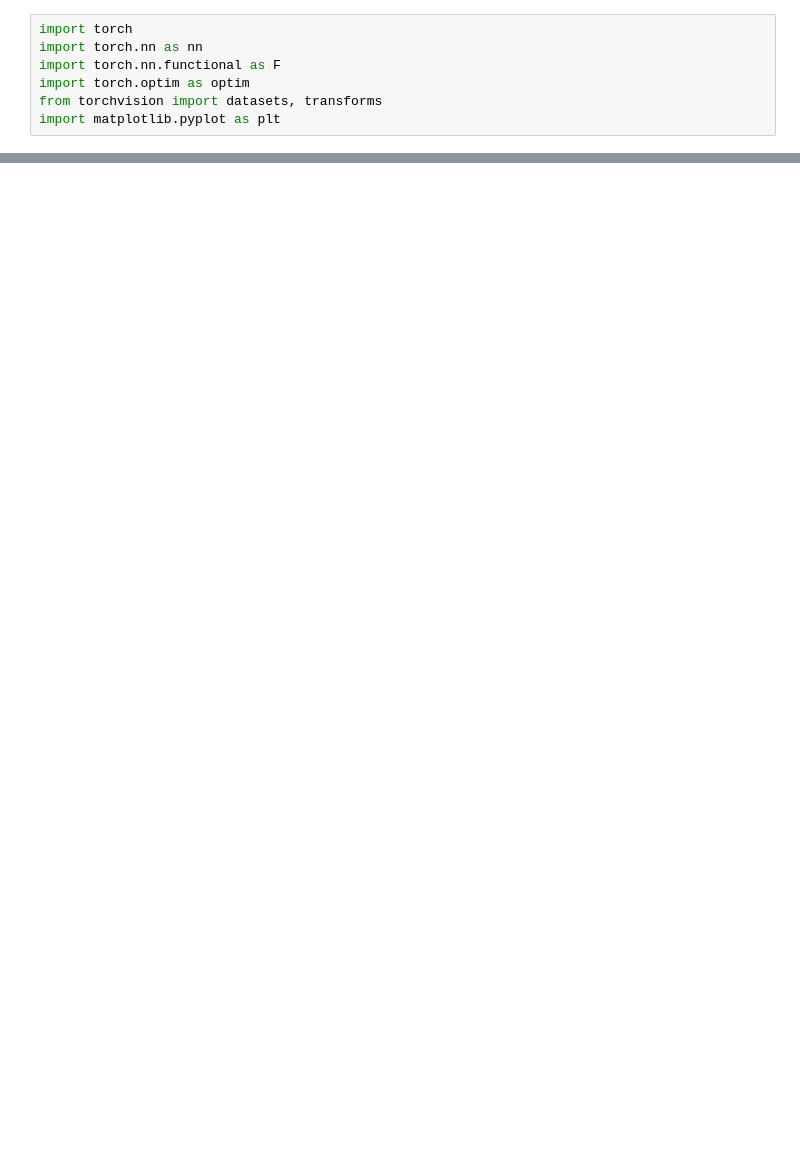
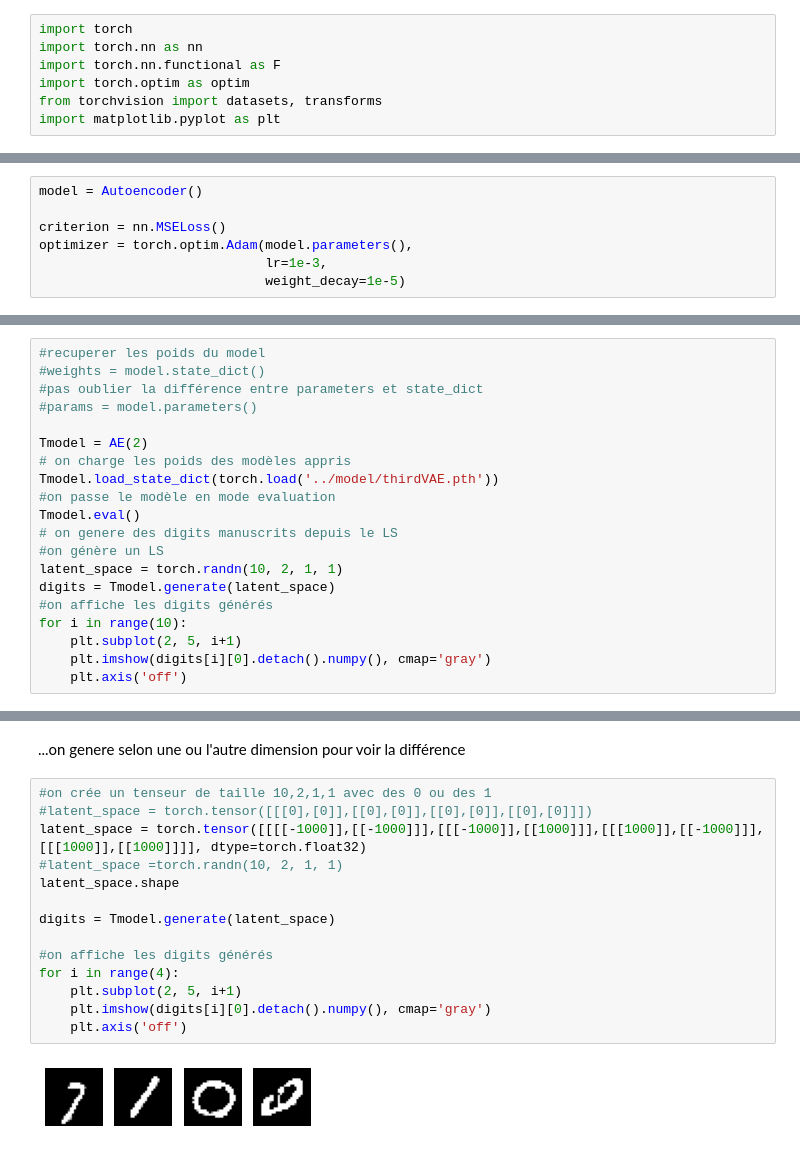
Before and after one commit to hippolyte456/GenerativeNN, a Jupyter notebook: VAE/my_VAE.ipynb, the cells around one changed output, grey strips where cells are left out. Drawn from its saved outputs; the diff is of its cells as text; blank space fills up the shorter version.

Commit message:
autoencoder

```diff
--- a/VAE/my_VAE.ipynb
+++ b/VAE/my_VAE.ipynb
@@ -37,0 +56,7 @@ NameError: name 'data_loader' is not defined
+# %%
+model = Autoencoder()
+
+criterion = nn.MSELoss()
+optimizer = torch.optim.Adam(model.parameters(),
+                             lr=1e-3,
+                             weight_decay=1e-5)
@@ -37,0 +360,20 @@ NameError: name 'data_loader' is not defined
+# %%
+#recuperer les poids du model
+#weights = model.state_dict()
+#pas oublier la différence entre parameters et state_dict
+#params = model.parameters()
+
+Tmodel = AE(2)
+# on charge les poids des modèles appris
+Tmodel.load_state_dict(torch.load('../model/thirdVAE.pth'))
+#on passe le modèle en mode evaluation
+Tmodel.eval()
+# on genere des digits manuscrits depuis le LS
+#on génère un LS
+latent_space = torch.randn(10, 2, 1, 1)
+digits = Tmodel.generate(latent_space)
+#on affiche les digits générés
+for i in range(10):
+    plt.subplot(2, 5, i+1)
+    plt.imshow(digits[i][0].detach().numpy(), cmap='gray')
+    plt.axis('off')
@@ -37,0 +382,18 @@ NameError: name 'data_loader' is not defined
+# %% [markdown]
+...on genere selon une ou l'autre dimension pour voir la différence
+# %%
+#on crée un tenseur de taille 10,2,1,1 avec des 0 ou des 1
+#latent_space = torch.tensor([[[0],[0]],[[0],[0]],[[0],[0]],[[0],[0]]])
+latent_space = torch.tensor([[[[-1000]],[[-1000]]],[[[-1000]],[[1000]]],[[[1000]],[[-1000]]],[[[1000]],[[1000]]]], dtype=torch.float32)
+#latent_space =torch.randn(10, 2, 1, 1)
+latent_space.shape
+
+digits = Tmodel.generate(latent_space)
+
+#on affiche les digits générés
+for i in range(4):
+    plt.subplot(2, 5, i+1)
+    plt.imshow(digits[i][0].detach().numpy(), cmap='gray')
+    plt.axis('off')
+# %% [output]
+[figure, added]
```
Also changed, not shown: parts of 28 cells of this notebook, 7 other files.
